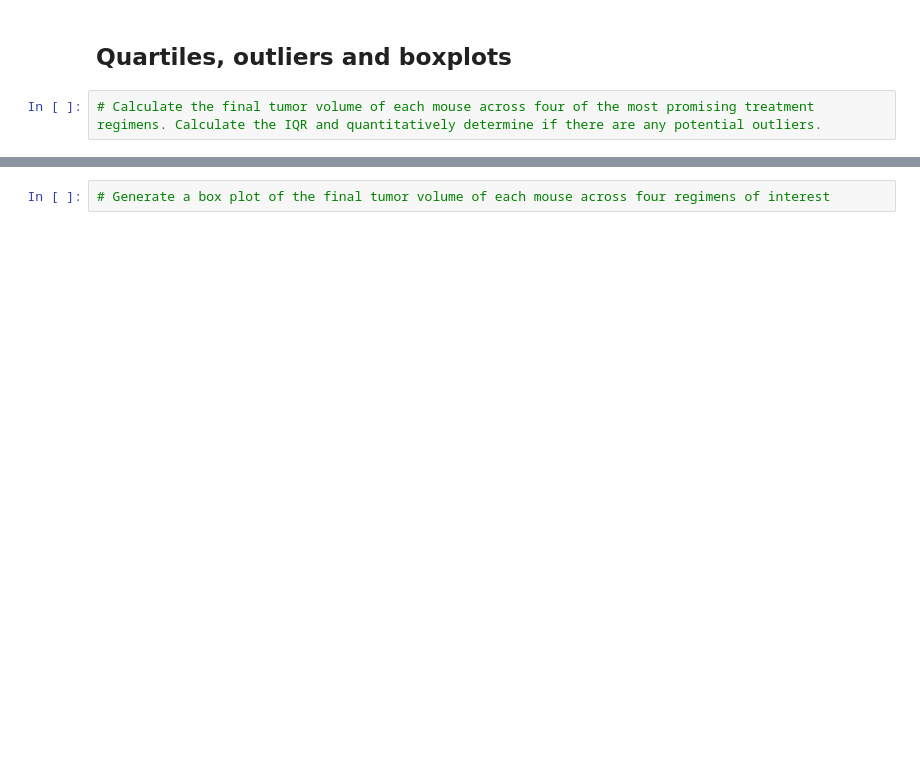
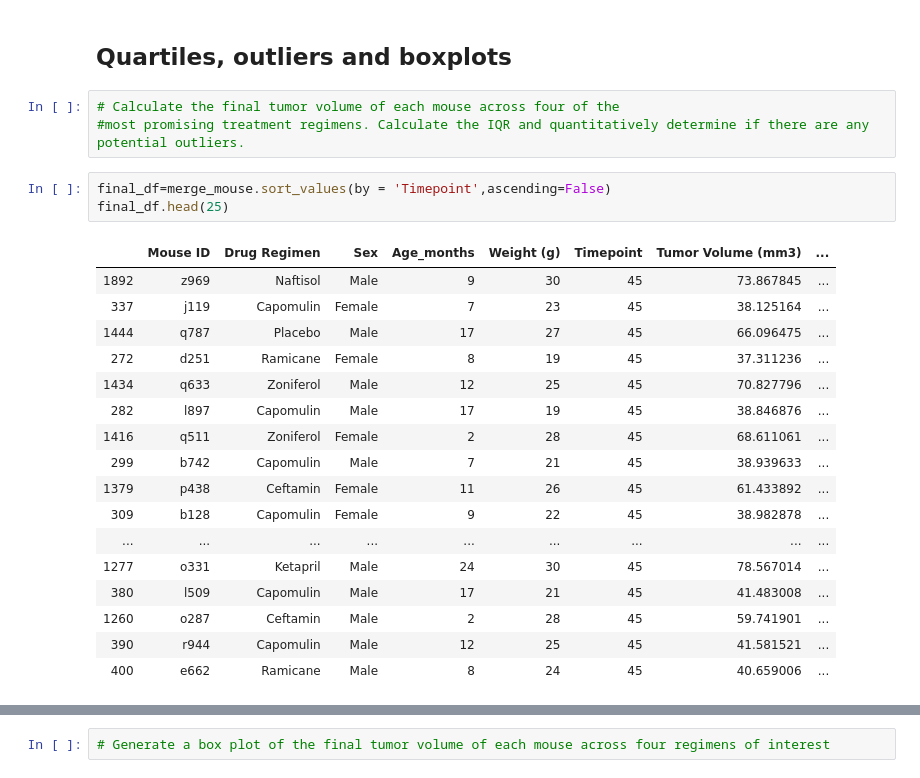
Before and after one commit to KFrench/Matplotlib-Challenge, a Jupyter notebook: Data-checkpoint.ipynb, the cells around one changed output, grey strips where cells are left out. Saved outputs shown, nothing was run; the diff lists cells and outputs as text; blank space fills up the shorter version.

```diff
--- a/Data-checkpoint.ipynb
+++ b/Data-checkpoint.ipynb
@@ -225,4 +231,26 @@ plot = gender_datasmall.plot.pie(subplots=True, figsize=(4, 4))
 # %% [markdown]
 ## Quartiles, outliers and boxplots
 # %%
-# Calculate the final tumor volume of each mouse across four of the most promising treatment regimens. Calculate the IQR and quantitatively determine if there are any potential outliers.
+# Calculate the final tumor volume of each mouse across four of the
+#most promising treatment regimens. Calculate the IQR and quantitatively determine if there are any potential outliers.
+# %%
+final_df=merge_mouse.sort_values(by = 'Timepoint',ascending=False)
+final_df.head(25)
+# %% [output]
+|  | Mouse ID | Drug Regimen | Sex | Age_months | Weight (g) | Timepoint | Tumor Volume (mm3) | ... |
+| 1892 | z969 | Naftisol | Male | 9 | 30 | 45 | 73.867845 | ... |
+| 337 | j119 | Capomulin | Female | 7 | 23 | 45 | 38.125164 | ... |
+| 1444 | q787 | Placebo | Male | 17 | 27 | 45 | 66.096475 | ... |
+| 272 | d251 | Ramicane | Female | 8 | 19 | 45 | 37.311236 | ... |
+| 1434 | q633 | Zoniferol | Male | 12 | 25 | 45 | 70.827796 | ... |
+| 282 | l897 | Capomulin | Male | 17 | 19 | 45 | 38.846876 | ... |
+| 1416 | q511 | Zoniferol | Female | 2 | 28 | 45 | 68.611061 | ... |
+| 299 | b742 | Capomulin | Male | 7 | 21 | 45 | 38.939633 | ... |
+| 1379 | p438 | Ceftamin | Female | 11 | 26 | 45 | 61.433892 | ... |
+| 309 | b128 | Capomulin | Female | 9 | 22 | 45 | 38.982878 | ... |
+| ... | ... | ... | ... | ... | ... | ... | ... | ... |
+| 1277 | o331 | Ketapril | Male | 24 | 30 | 45 | 78.567014 | ... |
+| 380 | l509 | Capomulin | Male | 17 | 21 | 45 | 41.483008 | ... |
+| 1260 | o287 | Ceftamin | Male | 2 | 28 | 45 | 59.741901 | ... |
+| 390 | r944 | Capomulin | Male | 12 | 25 | 45 | 41.581521 | ... |
+| 400 | e662 | Ramicane | Male | 8 | 24 | 45 | 40.659006 | ... |
```
Also changed, not shown: parts of 13 cells of this notebook.
